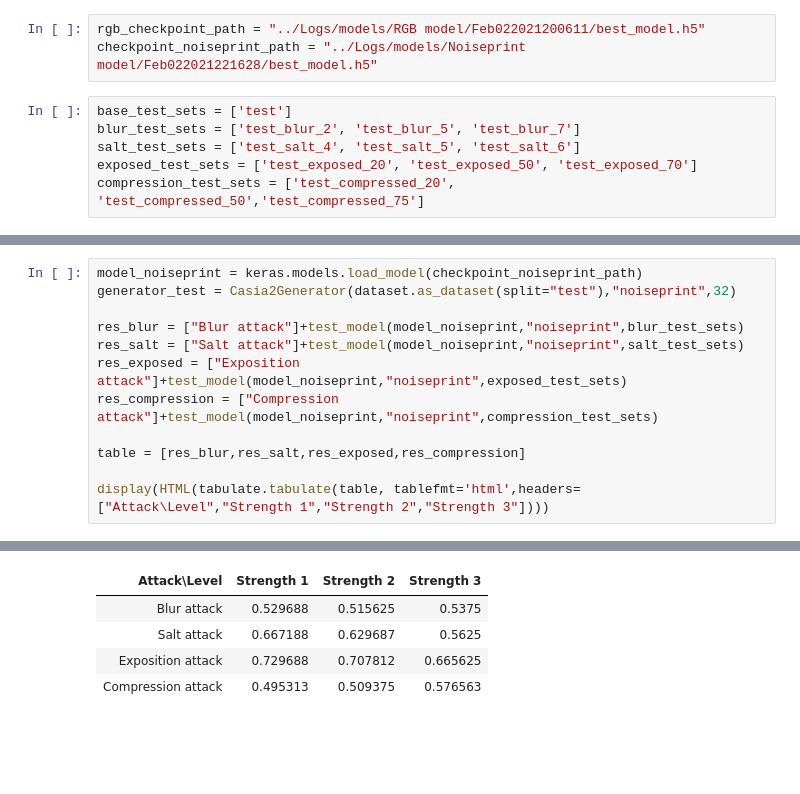
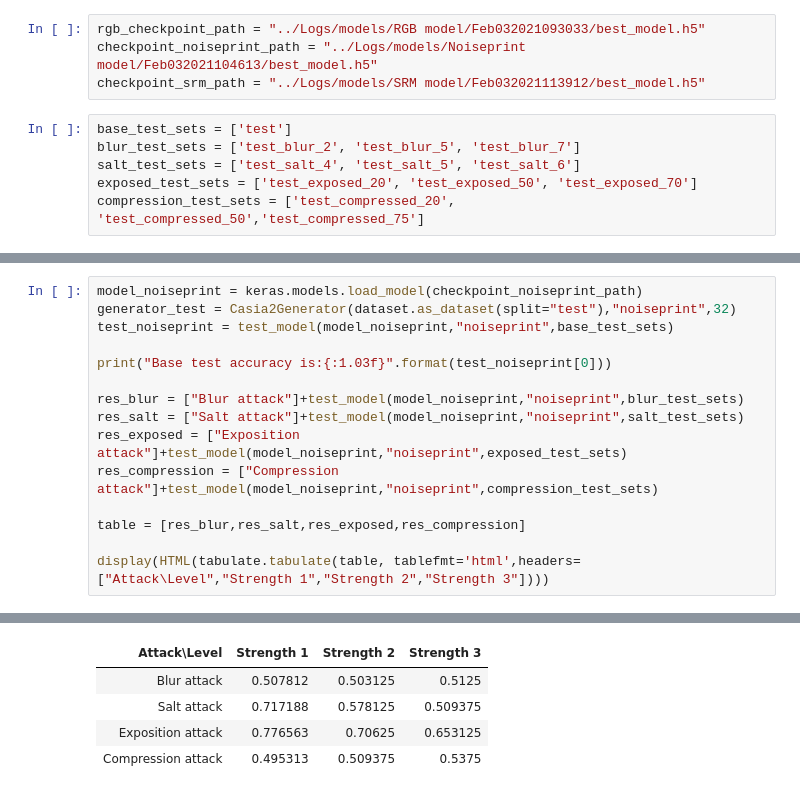
Before and after one commit to GianlucaDeStefano/forgerydetectionproject, a Jupyter notebook: notebook.ipynb, the cells around one changed output, grey strips where cells are left out. Cells and saved outputs as stored; diff of their text form; blank space fills up the shorter version.

```diff
--- a/notebook.ipynb
+++ b/notebook.ipynb
@@ -174,6 +177,7 @@ plot_model_data(history_srm,("accuracy","val_accuracy"),("training  accuracy","v
 # %%
-rgb_checkpoint_path = "../Logs/models/RGB model/Feb022021200611/best_model.h5"
-checkpoint_noiseprint_path = "../Logs/models/Noiseprint model/Feb022021221628/best_model.h5"
+rgb_checkpoint_path = "../Logs/models/RGB model/Feb032021093033/best_model.h5"
+checkpoint_noiseprint_path = "../Logs/models/Noiseprint model/Feb032021104613/best_model.h5"
+checkpoint_srm_path = "../Logs/models/SRM model/Feb032021113912/best_model.h5"
 # %%
 base_test_sets = ['test']
 blur_test_sets = ['test_blur_2', 'test_blur_5', 'test_blur_7']
@@ -214,6 +220,9 @@ The accuracy of the model using RGB data is 0.6734374761581421% over the authent
 # %%
 model_noiseprint = keras.models.load_model(checkpoint_noiseprint_path)
 generator_test = Casia2Generator(dataset.as_dataset(split="test"),"noiseprint",32)
+test_noiseprint = test_model(model_noiseprint,"noiseprint",base_test_sets)
+
+print("Base test accuracy is:{:1.03f}".format(test_noiseprint[0]))
 
 res_blur = ["Blur attack"]+test_model(model_noiseprint,"noiseprint",blur_test_sets)
 res_salt = ["Salt attack"]+test_model(model_noiseprint,"noiseprint",salt_test_sets)
@@ -241,5 +250,5 @@ The accuracy of the model using Noiseprint data is 0.753125011920929% over the a
 | Attack\Level | Strength 1 | Strength 2 | Strength 3 |
-| Blur attack | 0.529688 | 0.515625 | 0.5375 |
-| Salt attack | 0.667188 | 0.629687 | 0.5625 |
-| Exposition attack | 0.729688 | 0.707812 | 0.665625 |
-| Compression attack | 0.495313 | 0.509375 | 0.576563 |
+| Blur attack | 0.507812 | 0.503125 | 0.5125 |
+| Salt attack | 0.717188 | 0.578125 | 0.509375 |
+| Exposition attack | 0.776563 | 0.70625 | 0.653125 |
+| Compression attack | 0.495313 | 0.509375 | 0.5375 |
```
Also changed, not shown: parts of 11 cells of this notebook, 3 other files.
